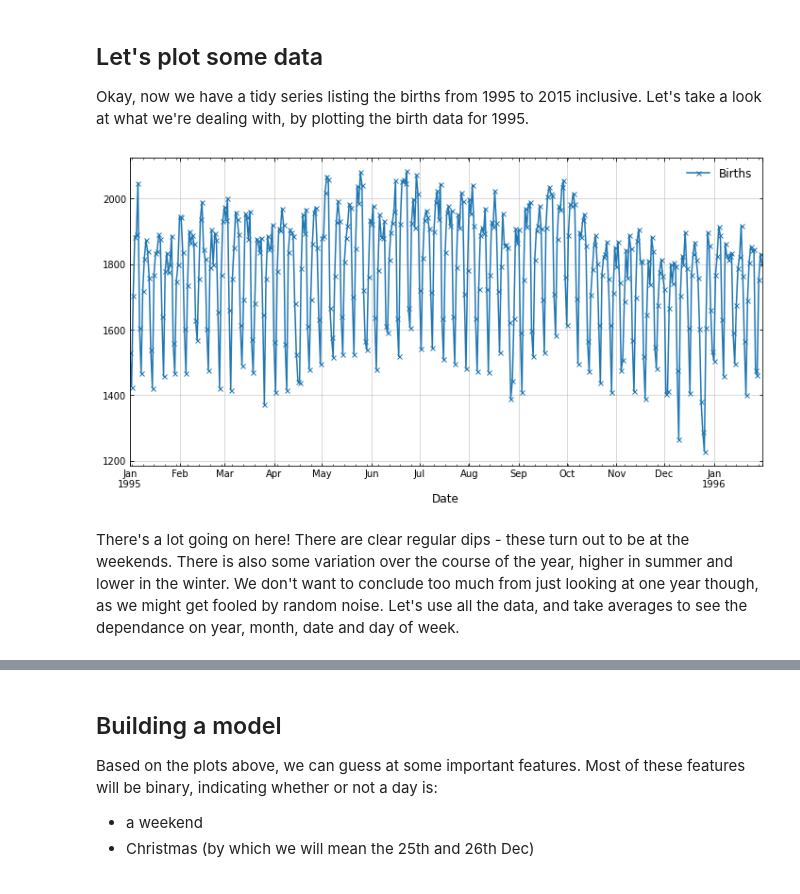
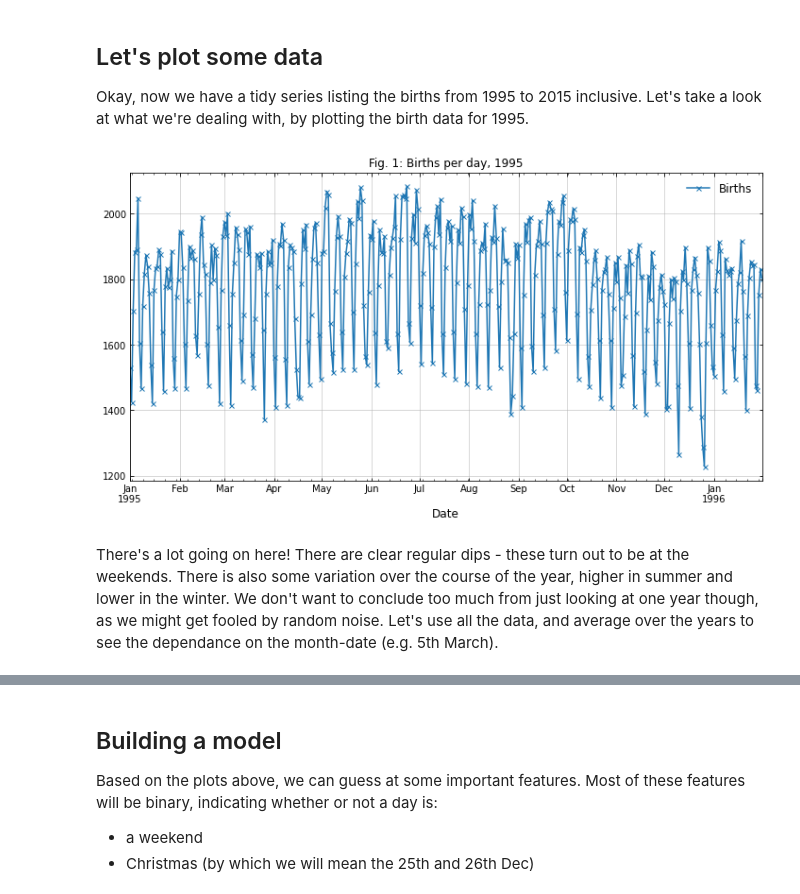
Before and after one commit to pc559/weekend_births_analysis, a Jupyter notebook: ons_births_model.ipynb, the cells around one changed output, grey strips where cells are left out. Drawn from its saved outputs; the diff is of its cells as text; code cells hidden in the pictures.

```diff
--- a/ons_births_model.ipynb
+++ b/ons_births_model.ipynb
@@ -118,9 +119,10 @@ Let's plot some data
 Okay, now we have a tidy series listing the births from 1995 to 2015 inclusive. Let's take a look at what we're dealing with, by plotting the birth data for 1995.
 # %%
 fig, ax = plt.subplots(1,1,figsize=(12,6))
+plt.title('Fig. 1: Births per day, 1995')
 all_series[all_series['Date']<'1996-02-01'].plot('Date', 'Births', style='x-', ax=ax)
 plt.show()
 # %% [output]
-[figure, old version]
+[figure, new version]
 # %% [markdown]
-There's a lot going on here! There are clear regular dips - these turn out to be at the weekends. There is also some variation over the course of the year, higher in summer and lower in the winter. We don't want to conclude too much from just looking at one year though, as we might get fooled by random noise. Let's use all the data, and take averages to see the dependance on year, month, date and day of week.
+There's a lot going on here! There are clear regular dips - these turn out to be at the weekends. There is also some variation over the course of the year, higher in summer and lower in the winter. We don't want to conclude too much from just looking at one year though, as we might get fooled by random noise. Let's use all the data, and average over the years to see the dependance on the month-date (e.g. 5th March).
```
Also changed, not shown: parts of 18 cells of this notebook.
